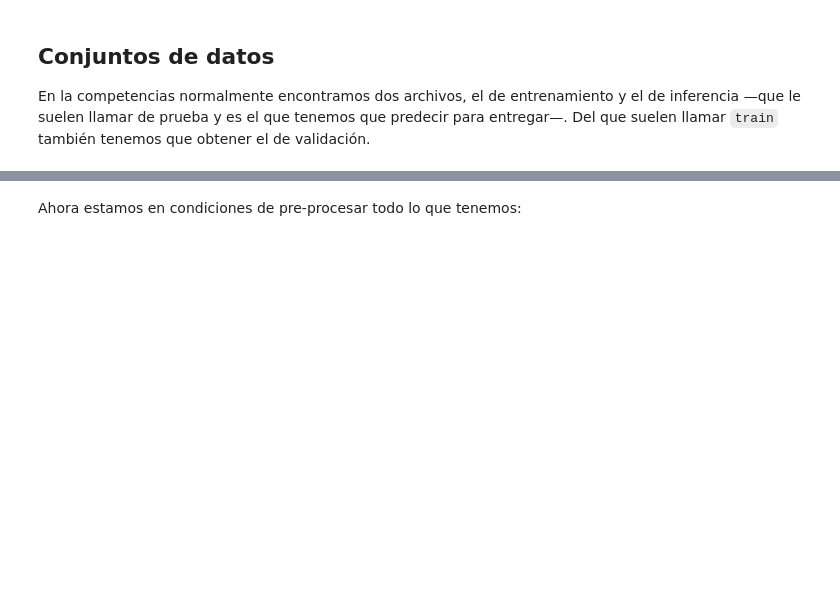
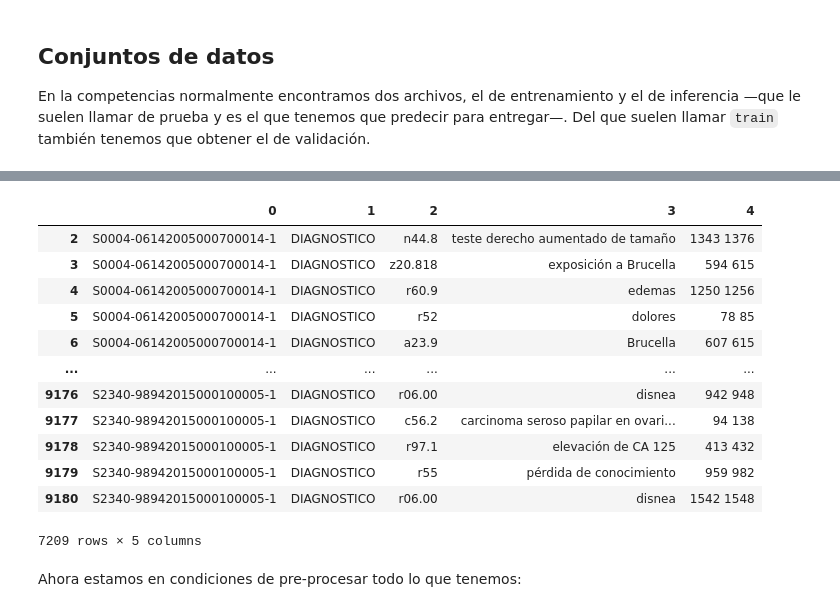
Before and after one commit to txusser/Master_IA_Sanidad, a Jupyter notebook: Modulo_3/Clases/Semana_26_NLP.ipynb, the cells around one changed output, grey strips where cells are left out. Saved outputs shown, nothing was run; the diff lists cells and outputs as text; code cells hidden in the pictures; blank space fills up the shorter version.

```diff
--- a/Modulo_3/Clases/Semana_26_NLP.ipynb
+++ b/Modulo_3/Clases/Semana_26_NLP.ipynb
@@ -242,0 +279,25 @@ train_df, valid_df = train_test_split(df, test_size=.1, random_state=42)
+# %%
+train_dataset = join(dir_dataset,'train','trainX.tsv')
+test_dataset = join(dir_dataset,'test','testX.tsv')
+
+in_train_df = pd.read_csv(train_dataset, sep = '\t', header=None)
+in_test_df = pd.read_csv(test_dataset, sep = '\t', header=None)
+
+in_train_df = in_train_df.loc[in_train_df[1]=='DIAGNOSTICO']
+in_test_df = in_test_df.loc[in_test_df[1]=='DIAGNOSTICO']
+
+in_train_df
+# %% [output]
+|  | 0 | 1 | 2 | 3 | 4 |
+| 2 | S0004-06142005000700014-1 | DIAGNOSTICO | n44.8 | teste derecho aumentado de tamaño | 1343 1376 |
+| 3 | S0004-06142005000700014-1 | DIAGNOSTICO | z20.818 | exposición a Brucella | 594 615 |
+| 4 | S0004-06142005000700014-1 | DIAGNOSTICO | r60.9 | edemas | 1250 1256 |
+| 5 | S0004-06142005000700014-1 | DIAGNOSTICO | r52 | dolores | 78 85 |
+| 6 | S0004-06142005000700014-1 | DIAGNOSTICO | a23.9 | Brucella | 607 615 |
+| ... | ... | ... | ... | ... | ... |
+| 9176 | S2340-98942015000100005-1 | DIAGNOSTICO | r06.00 | disnea | 942 948 |
+| 9177 | S2340-98942015000100005-1 | DIAGNOSTICO | c56.2 | carcinoma seroso papilar en ovari... | 94 138 |
+| 9178 | S2340-98942015000100005-1 | DIAGNOSTICO | r97.1 | elevación de CA 125 | 413 432 |
+| 9179 | S2340-98942015000100005-1 | DIAGNOSTICO | r55 | pérdida de conocimiento | 959 982 |
+| 9180 | S2340-98942015000100005-1 | DIAGNOSTICO | r06.00 | disnea | 1542 1548 |
+7209 rows × 5 columns
```
Also changed, not shown: parts of 89 cells of this notebook.
